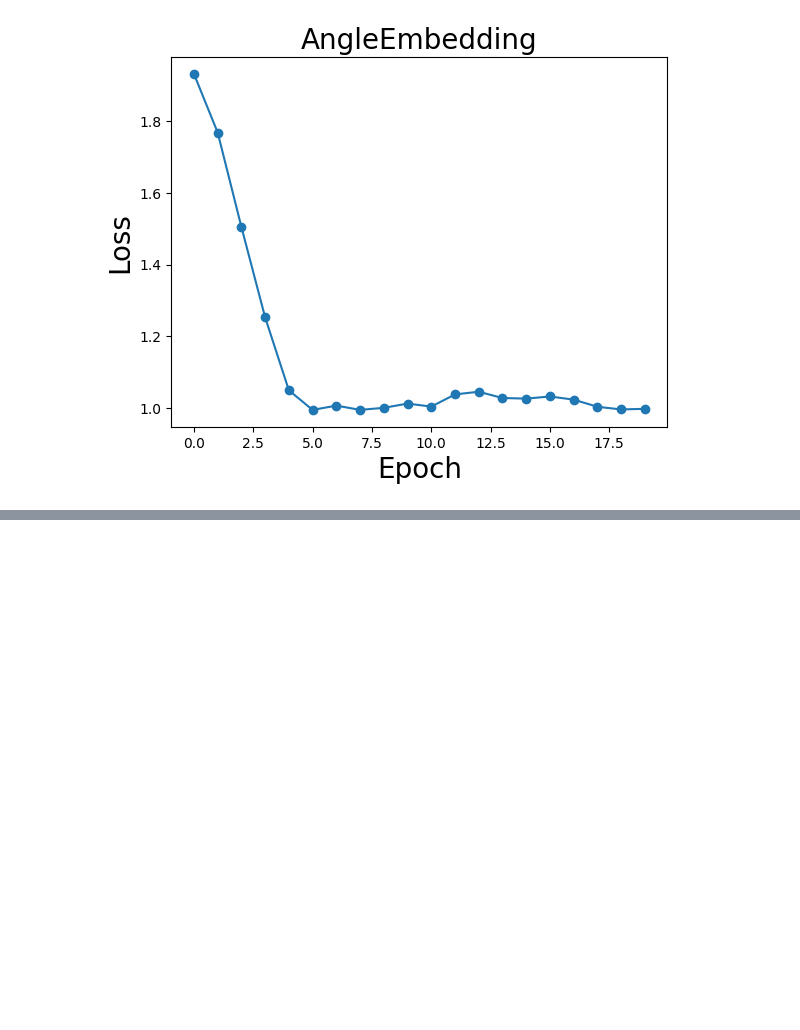
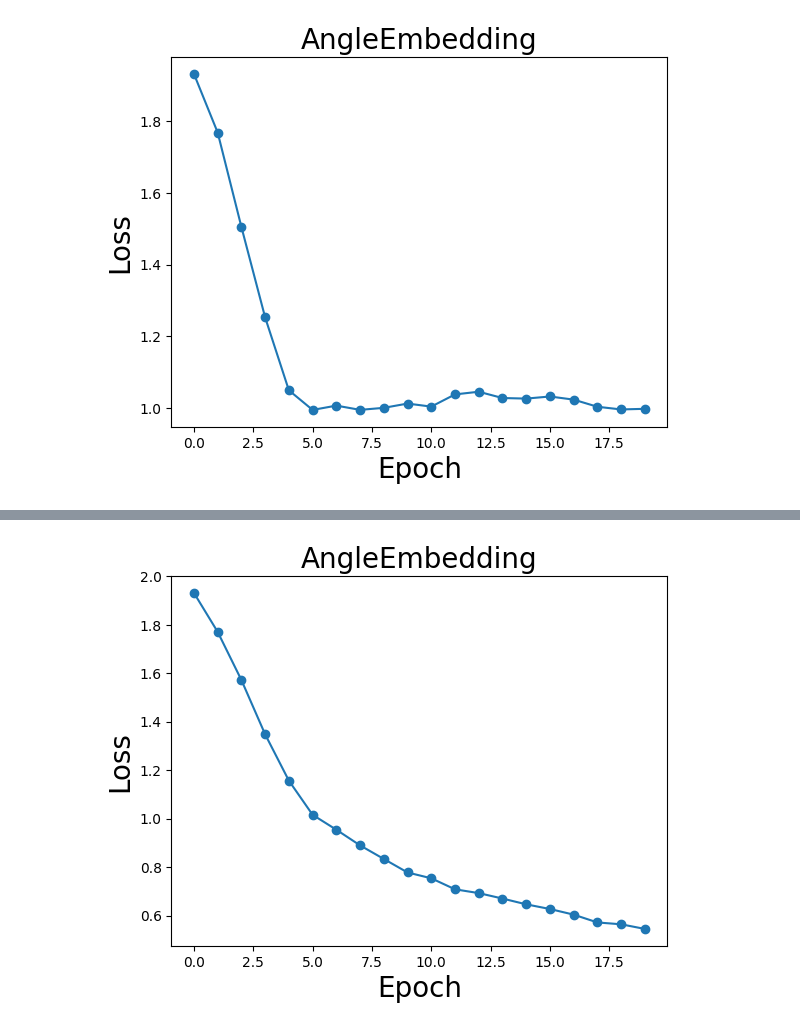
Before and after one commit to AHamamd150/Zewail-city, a Jupyter notebook: QML_DNN_Angle_Amplitude_Embedding.ipynb, the cells around one changed output, grey strips where cells are left out. Cells and saved outputs as stored; diff of their text form; code cells hidden in the pictures; blank space fills up the shorter version.

```diff
--- a/QML_DNN_Angle_Amplitude_Embedding.ipynb
+++ b/QML_DNN_Angle_Amplitude_Embedding.ipynb
@@ -238,7 +230,7 @@ epoch = 20
 weights = weights_init
 opt = AdamOptimizer(0.1)
 batch_size = 5
-loss = []
+loss1 = []
 for q in range(epoch):
     index = np.random.randint(0, len(X), (batch_size,)) #catch random features from the batch size
     X_batch = X[index]
@@ -246,6 +238,6 @@ for q in range(epoch):
     weights,_, _ = opt.step(cost1, weights, X_batch, Y_batch)
     predictions = [np.sign(circuit1(weights, x)) for x in X]
     #Val = [np.sign(circuit(weights, x)) for x in X_val] #validation set if needed
-    loss.append(cost1(weights,X, Y))
+    loss1.append(cost1(weights,X, Y))
     print("Epoch: {}  |   Cost: {:0.7f} ".format(q + 1, cost1(weights,X, Y)))
 # %% [output]
@@ -278,0 +304,17 @@ plt.title('AngleEmbedding',fontsize=20);
+# %%
+#Train the model
+
+epoch = 20
+weights = weights_init
+opt = AdamOptimizer(0.1)
+batch_size = 5
+loss = []
+for q in range(epoch):
+    index = np.random.randint(0, len(X), (batch_size,)) #catch random features from the batch size
+    X_batch = X[index]
+    Y_batch = Y[index]
+    weights,_, _ = opt.step(cost, weights, X_batch, Y_batch)
+    predictions = [np.sign(circuit1(weights, x)) for x in X]
+    #Val = [np.sign(circuit(weights, x)) for x in X_val] #validation set if needed
+    loss.append(cost1(weights,X, Y))
+    print("Epoch: {}  |   Cost: {:0.7f} ".format(q + 1, cost(weights,X, Y)))
@@ -278,0 +342,7 @@ plt.title('AngleEmbedding',fontsize=20);
+# %%
+plt.plot(loss,'-o');
+plt.xlabel('Epoch',fontsize=20);
+plt.ylabel('Loss',fontsize=20);
+plt.title('AngleEmbedding',fontsize=20);
+# %% [output]
+[figure, added]
```
Also changed, not shown: parts of 8 cells of this notebook.
